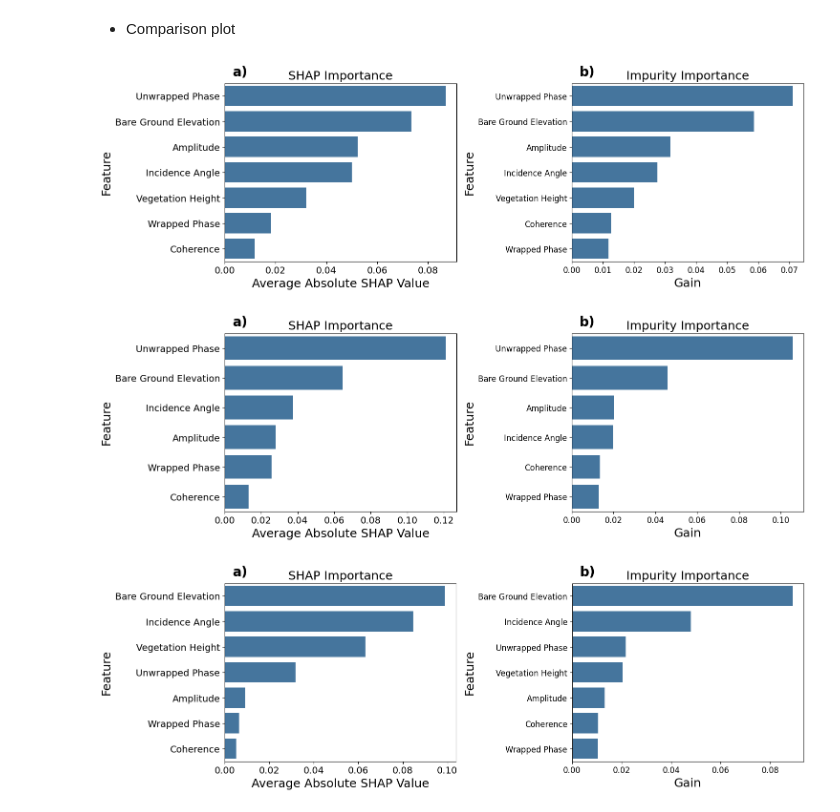
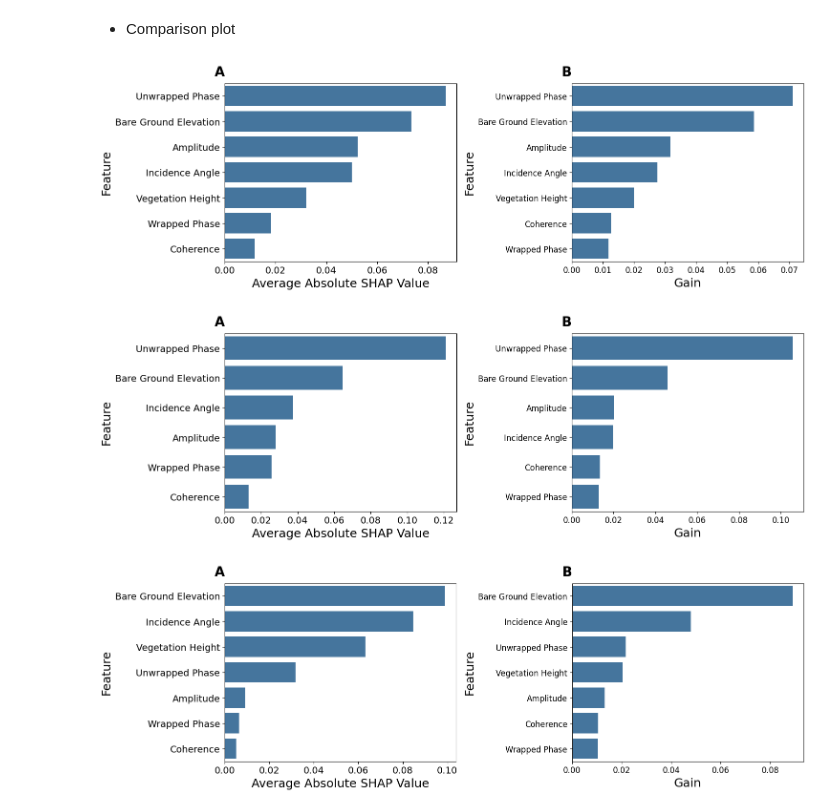
Before and after one commit to Ibrahim-Ola/uavsar-lidar-project, a Jupyter notebook: experiments/07_model_comparison.ipynb, the cells around one changed output. Drawn from its saved outputs; the diff is of its cells as text; code cells hidden in the pictures.

```diff
--- a/experiments/07_model_comparison.ipynb
+++ b/experiments/07_model_comparison.ipynb
@@ -317,66 +317,66 @@ Vegetated Areas SHAP Feature Importance:
 # %%
 fig, ax = plt.subplots(nrows=1, ncols=2, figsize=(15, 5))
 
-ax[0].set_title("SHAP Importance", fontsize=18)
+#ax[0].set_title("SHAP Importance", fontsize=18)
 sns.barplot(x="Importance", y="Feature", data=shap_all_imp, ax=ax[0], color='#3776ab')
 ax[0].set_xlabel("Average Absolute SHAP Value", fontsize=18)
 ax[0].set_ylabel("Feature", fontsize=18)
 ax[0].tick_params(labelsize=14)
-ax[0].text(0.1, 1.1, 'a)', transform=ax[0].transAxes, fontsize=20, fontweight='bold', va='top', ha='right')
+ax[0].text(0, 1.1, 'A', transform=ax[0].transAxes, fontsize=20, fontweight='bold', va='top', ha='right')
 
-ax[1].set_title("Impurity Importance", fontsize=18)
+#ax[1].set_title("Impurity Importance", fontsize=18)
 sns.barplot(x="importance", y="feature", data=xgboost_all_imp, ax=ax[1], color='#3776ab')
 ax[1].set_xlabel("Gain", fontsize=18)
 ax[1].set_ylabel("Feature", fontsize=18)
 ax[1].tick_params(labelsize=12)
-ax[1].text(0.1, 1.1, 'b)', transform=ax[1].transAxes, fontsize=20, fontweight='bold', va='top', ha='right')
+ax[1].text(0, 1.1, 'B', transform=ax[1].transAxes, fontsize=20, fontweight='bold', va='top', ha='right')
 
 plt.tight_layout()
-plt.savefig('../plots/feature_importance_comparison_combined.png', dpi=300, bbox_inches='tight')
+plt.savefig('../plots/feature_importance_comparison_combined.jpg', dpi=300, bbox_inches='tight')
 plt.show()
 # %% [output]
-[figure, old version]
+[figure, new version]
 # %%
 fig, ax = plt.subplots(nrows=1, ncols=2, figsize=(15, 5))
 
-ax[0].set_title("SHAP Importance", fontsize=18)
+#ax[0].set_title("SHAP Importance", fontsize=18)
 sns.barplot(x="Importance", y="Feature", data=shap_open_imp, ax=ax[0], color='#3776ab')
 ax[0].set_xlabel("Average Absolute SHAP Value", fontsize=18)
 ax[0].set_ylabel("Feature", fontsize=18)
 ax[0].tick_params(labelsize=14)
-ax[0].text(0.1, 1.1, 'a)', transform=ax[0].transAxes, fontsize=20, fontweight='bold', va='top', ha='right')
+ax[0].text(0, 1.1, 'A', transform=ax[0].transAxes, fontsize=20, fontweight='bold', va='top', ha='right')
 
-ax[1].set_title("Impurity Importance", fontsize=18)
+#ax[1].set_title("Impurity Importance", fontsize=18)
 sns.barplot(x="importance", y="feature", data=xgboost_open_imp, ax=ax[1], color='#3776ab')
 ax[1].set_xlabel("Gain", fontsize=18)
 ax[1].set_ylabel("Feature", fontsize=18)
 ax[1].tick_params(labelsize=12)
-ax[1].text(0.1, 1.1, 'b)', transform=ax[1].transAxes, fontsize=20, fontweight='bold', va='top', ha='right')
+ax[1].text(0, 1.1, 'B', transform=ax[1].transAxes, fontsize=20, fontweight='bold', va='top', ha='right')
 
 plt.tight_layout()
-plt.savefig('../plots/feature_importance_comparison_open.png', dpi=300, bbox_inches='tight')
+plt.savefig('../plots/feature_importance_comparison_open.jpg', dpi=300, bbox_inches='tight')
 plt.show()
 # %% [output]
-[figure, old version]
+[figure, new version]
 # %%
 fig, ax = plt.subplots(nrows=1, ncols=2, figsize=(15, 5))
 
-ax[0].set_title("SHAP Importance", fontsize=18)
+# ax[0].set_title("SHAP Importance", fontsize=18)
 sns.barplot(x="Importance", y="Feature", data=shap_veg_imp, ax=ax[0], color='#3776ab')
 ax[0].set_xlabel("Average Absolute SHAP Value", fontsize=18)
 ax[0].set_ylabel("Feature", fontsize=18)
 ax[0].tick_params(labelsize=14)
-ax[0].text(0.1, 1.1, 'a)', transform=ax[0].transAxes, fontsize=20, fontweight='bold', va='top', ha='right')
+ax[0].text(0, 1.1, 'A', transform=ax[0].transAxes, fontsize=20, fontweight='bold', va='top', ha='right')
 
-ax[1].set_title("Impurity Importance", fontsize=18)
+# ax[1].set_title("Impurity Importance", fontsize=18)
 sns.barplot(x="importance", y="feature", data=xgboost_veg_imp, ax=ax[1], color='#3776ab')
 ax[1].set_xlabel("Gain", fontsize=18)
 ax[1].set_ylabel("Feature", fontsize=18)
 ax[1].tick_params(labelsize=12)
-ax[1].text(0.1, 1.1, 'b)', transform=ax[1].transAxes, fontsize=20, fontweight='bold', va='top', ha='right')
+ax[1].text(0, 1.1, 'B', transform=ax[1].transAxes, fontsize=20, fontweight='bold', va='top', ha='right')
 
 plt.tight_layout()
-plt.savefig('../plots/feature_importance_comparison_veg.png', dpi=300, bbox_inches='tight')
+plt.savefig('../plots/feature_importance_comparison_veg.jpg', dpi=300, bbox_inches='tight')
 plt.show()
 # %% [output]
-[figure, old version]
+[figure, new version]
```
Also changed, not shown: parts of 4 cells of this notebook.
